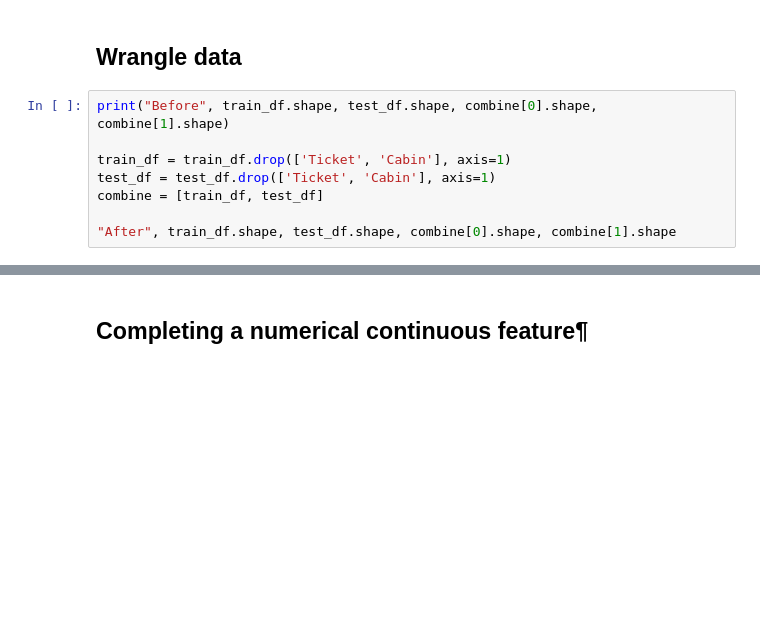
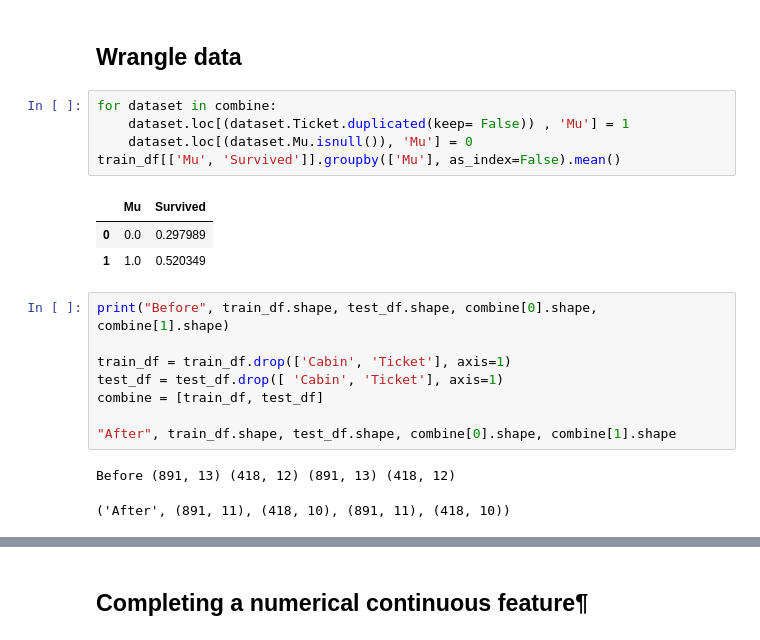
Before and after one commit to sogolhaghani/Titanic-Machine-Learning-from-Disaster, a Jupyter notebook: src/1.ipynb, the cells around one changed output, grey strips where cells are left out. Cells and saved outputs as stored; diff of their text form; blank space fills up the shorter version.

```diff
--- a/src/1.ipynb
+++ b/src/1.ipynb
@@ -31,13 +34,25 @@ print(train_df.columns.values)
 # %% [markdown]
 ## Wrangle data
+# %%
+for dataset in combine:
+    dataset.loc[(dataset.Ticket.duplicated(keep= False)) , 'Mu'] = 1
+    dataset.loc[(dataset.Mu.isnull()), 'Mu'] = 0
+train_df[['Mu', 'Survived']].groupby(['Mu'], as_index=False).mean()
+# %% [output]
+|  | Mu | Survived |
+| 0 | 0.0 | 0.297989 |
+| 1 | 1.0 | 0.520349 |
 # %%
 print("Before", train_df.shape, test_df.shape, combine[0].shape, combine[1].shape)
 
-train_df = train_df.drop(['Ticket', 'Cabin'], axis=1)
-test_df = test_df.drop(['Ticket', 'Cabin'], axis=1)
+train_df = train_df.drop(['Cabin', 'Ticket'], axis=1)
+test_df = test_df.drop([ 'Cabin', 'Ticket'], axis=1)
 combine = [train_df, test_df]
 
 "After", train_df.shape, test_df.shape, combine[0].shape, combine[1].shape
+# %% [output]
+Before (891, 13) (418, 12) (891, 13) (418, 12)
+('After', (891, 11), (418, 10), (891, 11), (418, 10))
 # %%
 for dataset in combine:
     dataset['Title'] = dataset.Name.str.extract(' ([A-Za-z]+)\.', expand=False)
```
Also changed, not shown: parts of 35 cells of this notebook, 1 other file.
